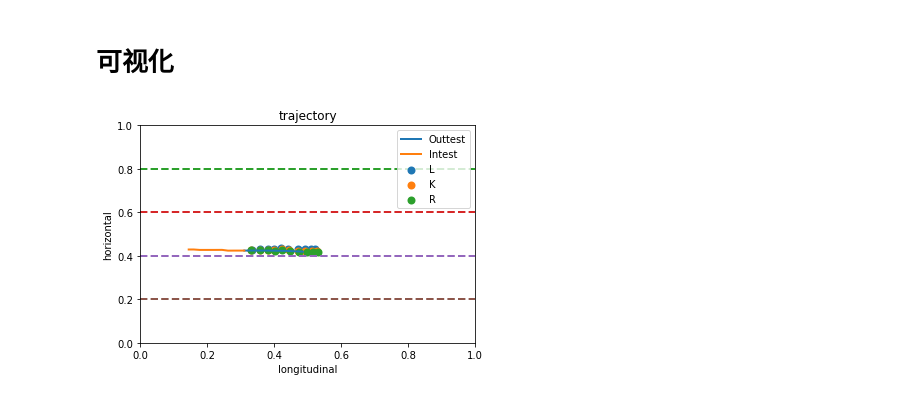
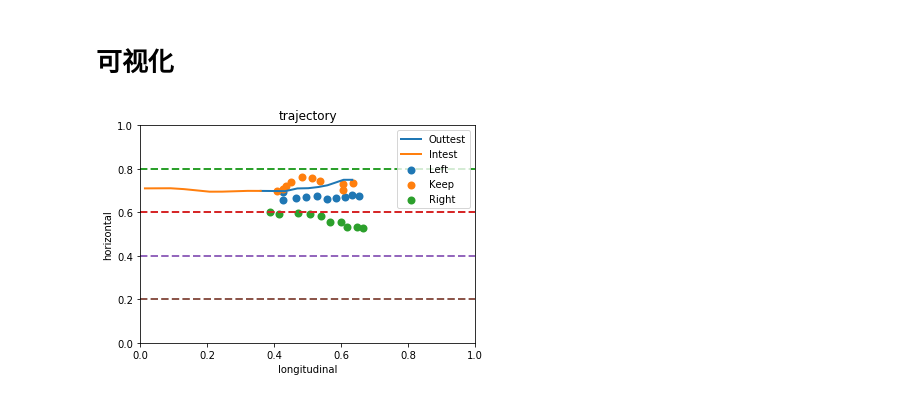
Before and after one commit to SimonLaplacing/prediction, a Jupyter notebook: MultiModal.ipynb, the cells around one changed output. Drawn from its saved outputs; the diff is of its cells as text; code cells hidden in the pictures.

```diff
--- a/MultiModal.ipynb
+++ b/MultiModal.ipynb
@@ -32,13 +32,13 @@ if gpus:
 # %%
 index80 = 1
 
-Intrain80 = np.load('data/ComIntrain%s.npy' % index80)
+Intrain80 = np.load('data/EnIntrain%s.npy' % index80)
 Outtrain80 = np.load('data/EnOuttrain%s.npy' % index80)
 
 InLtrain80 = np.load('data/EnIntrain%s.npy' % index80)
 OutLtrain80 = np.load('data/EnOutLtrain%s.npy' % index80)
 
-Intest80 = np.load('data/ComIntest%s.npy' % index80)
+Intest80 = np.load('data/EnIntest%s.npy' % index80)
 Outtest80 = np.load('data/EnOuttest%s.npy' % index80)
 
 InLtest80 = np.load('data/EnIntest%s.npy' % index80)
@@ -48,13 +48,13 @@ print(Intrain80.shape, OutLtrain80.shape, Outtest80.shape, OutLtest80.shape)
 
 index101 = 2
 
-Intrain101 = np.load('data/ComIntrain%s.npy' % index101)
+Intrain101 = np.load('data/EnIntrain%s.npy' % index101)
 Outtrain101 = np.load('data/EnOuttrain%s.npy' % index101)
 
 InLtrain101 = np.load('data/EnIntrain%s.npy' % index101)
 OutLtrain101 = np.load('data/EnOutLtrain%s.npy' % index101)
 
-Intest101 = np.load('data/ComIntest%s.npy' % index101)
+Intest101 = np.load('data/EnIntest%s.npy' % index101)
 Outtest101 = np.load('data/EnOuttest%s.npy' % index101)
 
 InLtest101 = np.load('data/EnIntest%s.npy' % index101)
@@ -85,9 +85,9 @@ print(Intrain.shape, OutLtrain.shape, Outtest.shape, OutLtest.shape)
 # 参数设置
 # %%
 # 基本参数
-batch_size = 60
-epochs = 40
-latent_dim = 72  # LSTM 的单元个数
+batch_size = 32
+epochs = 20
+latent_dim = 32  # LSTM 的单元个数
 num_classes = 3 # 类数
 encoder_length = InLtrain.shape[1]
 decoder_length = Outtrain.shape[1]
@@ -189,5 +182,5 @@ None
 # %% [markdown]
 # 模型训练与结果分析
 # %%
-History = model.fit([InLtrain,OutLtrain],Outtrain,epochs=epochs,batch_size=batch_size,validation_data=([InLtest,OutLtest],Outtest))
+History = model.fit([InLtrain,OutLtrain],Outtrain,epochs=epochs,batch_size=batch_size)
 # %% [output]
@@ -227,35 +223,35 @@ Loss: 0.02108723349856687
 # %% [markdown]
 # 可视化
 # %%
-i = 31
+i = 18
 
 vis1 = model.predict([[InLtest[i]], np.array([[1, 0, 0]])])
 vis2 = model.predict([[InLtest[i]], np.array([[0, 1, 0]])])
 vis3 = model.predict([[InLtest[i]], np.array([[0, 0, 1]])])
 
 avis1 = vis1[0].swapaxes(0, 1)
 avis2 = vis2[0].swapaxes(0, 1)
 avis3 = vis3[0].swapaxes(0, 1)
-aIntest = Intest[i].swapaxes(0, 1)
-aOuttest = Outtest[i].swapaxes(0, 1)
+aIntest = Intest101[i].swapaxes(0, 1)
+aOuttest = Outtest101[i].swapaxes(0, 1)
 
 plt.plot(aOuttest[1], aOuttest[0], lw=2, label="Outtest")
-plt.scatter(avis1[1], avis1[0], lw=2, label="L")
-plt.scatter(avis2[1], avis2[0], lw=2, label="K")
-plt.scatter(avis3[1], avis3[0], lw=2, label="R")
+plt.scatter(avis1[1], avis1[0], lw=2, label="Left")
+plt.scatter(avis2[1], avis2[0], lw=2, label="Keep")
+plt.scatter(avis3[1], avis3[0], lw=2, label="Right")
 plt.plot(aIntest[1], aIntest[0], lw=2, label="Intest")
 
 plt.plot(np.linspace(0, 1, 2), [0.8, 0.8], lw=2, linestyle='--')
 plt.plot(np.linspace(0, 1, 2), [0.6, 0.6], lw=2, linestyle='--')
 plt.plot(np.linspace(0, 1, 2), [0.4, 0.4], lw=2, linestyle='--')
 plt.plot(np.linspace(0, 1, 2), [0.2, 0.2], lw=2, linestyle='--')
 
 plt.xlim(0, 1)
 plt.ylim(0, 1)
 plt.title('trajectory')
 plt.ylabel('horizontal')
 plt.xlabel('longitudinal')
 plt.legend()
 plt.show()
 # %% [output]
-[figure, old version]
+[figure, new version]
```
Also changed, not shown: parts of 5 cells of this notebook, 4 other files.
